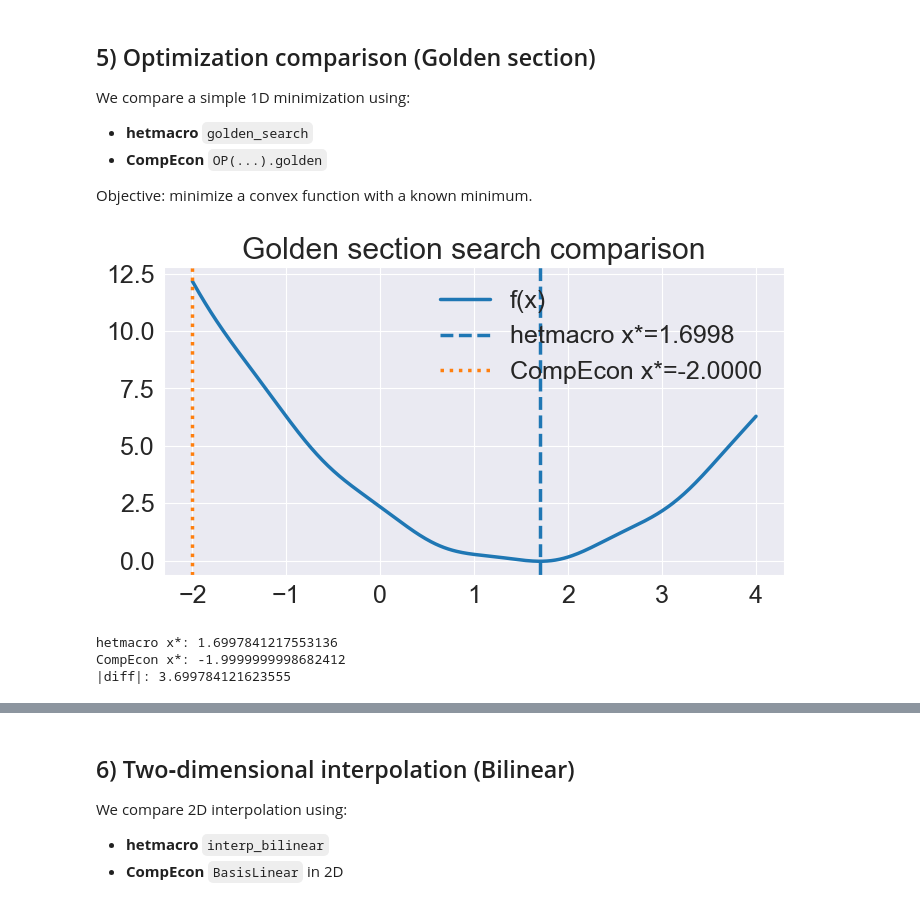
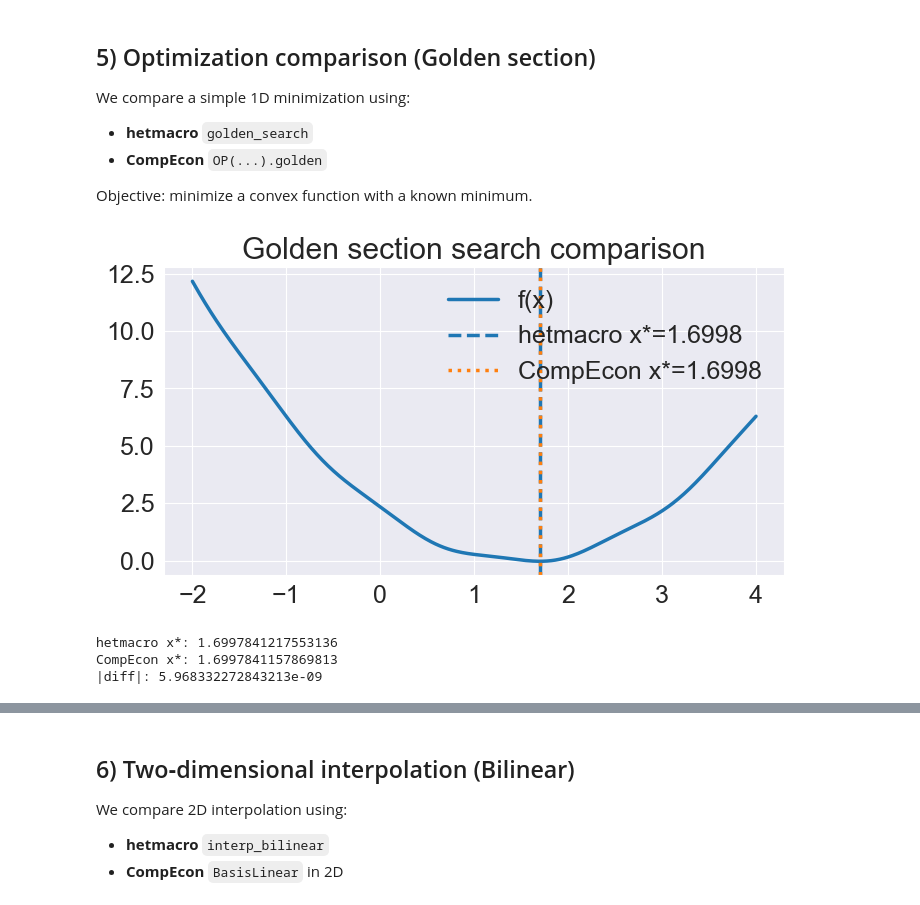
Before and after one commit to Rlincoln01/heterogeneity_in_macroeconomics, a Jupyter notebook: hetmacro/notebooks/test_compecon_comparison.ipynb, the cells around one changed output, grey strips where cells are left out. Cells and saved outputs as stored; diff of their text form; code cells hidden in the pictures.

```diff
--- a/hetmacro/notebooks/test_compecon_comparison.ipynb
+++ b/hetmacro/notebooks/test_compecon_comparison.ipynb
@@ -278,31 +281,31 @@ Objective: minimize a convex function with a known minimum.
 # %%
 from compecon import optimize as copt
 from hetmacro import optimize as hopt
 
 # Objective function with minimum at x=1.5
 f = lambda x: (x - 1.5) ** 2 + 0.1 * np.cos(5 * x)
 
 # hetmacro golden search
 x_h = hopt.golden_search(f, a=-2.0, b=4.0, tol=1e-10)
 # CompEcon OP golden search
-op = copt.OP(f)
+op = copt.OP(lambda x: -f(x))   # maximize -f == minimize f
 x_c = op.golden(-2.0, 4.0, tol=1e-10)
 
 # Visual check
 x_plot = np.linspace(-2, 4, 400)
 plt.figure(figsize=(8, 4))
 plt.plot(x_plot, f(x_plot), label="f(x)")
 plt.axvline(x_h, color="tab:blue", linestyle="--", label=f"hetmacro x*={x_h:.4f}")
 plt.axvline(x_c, color="tab:orange", linestyle=":", label=f"CompEcon x*={x_c:.4f}")
 plt.title("Golden section search comparison")
 plt.legend()
 plt.show()
 
 print("hetmacro x*:", x_h)
 print("CompEcon x*:", x_c)
 print("|diff|:", abs(x_h - x_c))
 # %% [output]
-[figure, old version]
+[figure, new version]
 hetmacro x*: 1.6997841217553136
-CompEcon x*: -1.9999999998682412
-|diff|: 3.699784121623555
+CompEcon x*: 1.6997841157869813
+|diff|: 5.968332272843213e-09
```
Also changed, not shown: parts of 4 cells of this notebook.
